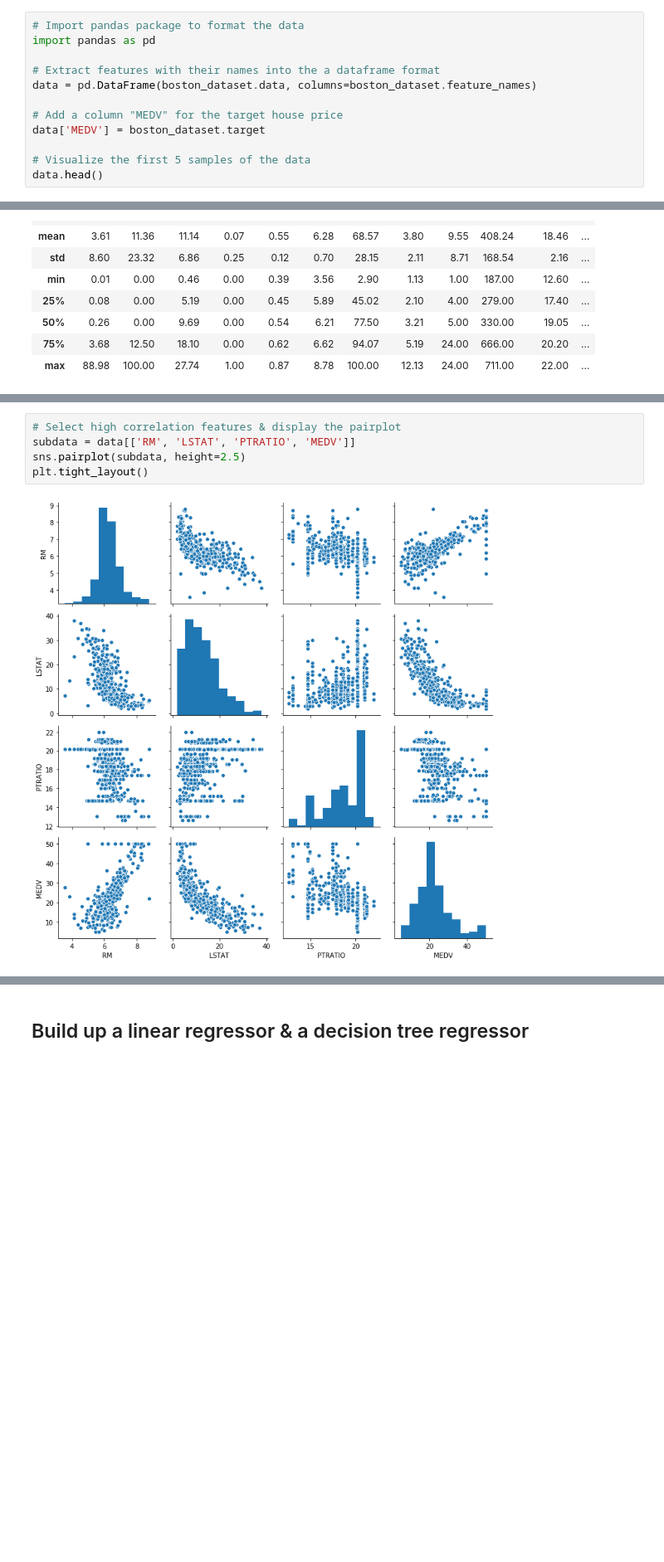
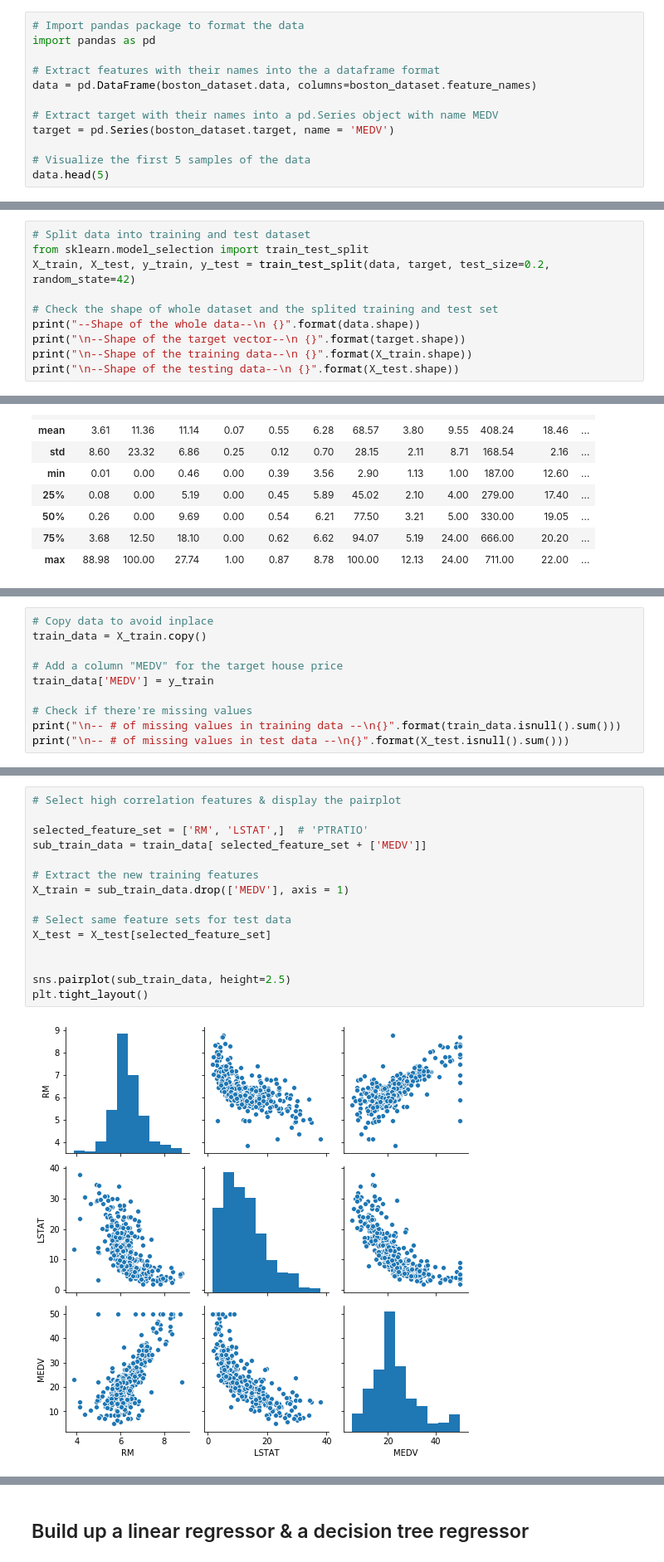
Before and after one commit to datamllab/automl-in-action-notebooks, a Jupyter notebook: 2.1-House-Price-Prediction.ipynb, the cells around one changed output, grey strips where cells are left out. Shown at 83% size. Drawn from its saved outputs; the diff is of its cells as text; blank space fills up the shorter version.

```diff
--- a/2.1-House-Price-Prediction.ipynb
+++ b/2.1-House-Price-Prediction.ipynb
@@ -13,11 +18,11 @@ import pandas as pd
 # Extract features with their names into the a dataframe format
 data = pd.DataFrame(boston_dataset.data, columns=boston_dataset.feature_names)
 
-# Add a column "MEDV" for the target house price
-data['MEDV'] = boston_dataset.target
+# Extract target with their names into a pd.Series object with name MEDV
+target = pd.Series(boston_dataset.target, name = 'MEDV')
 
 # Visualize the first 5 samples of the data
-data.head()
+data.head(5)
 # %% [output]
 |  | CRIM | ZN | INDUS | CHAS | NOX | RM | AGE | DIS | RAD | TAX | PTRATIO | ... |
 | 0 | 0.01 | 18.00 | 2.31 | 0.00 | 0.54 | 6.58 | 65.20 | 4.09 | 1.00 | 296.00 | 15.30 | ... |
@@ -27,0 +48,10 @@ data.head()
+# %%
+# Split data into training and test dataset
+from sklearn.model_selection import train_test_split
+X_train, X_test, y_train, y_test = train_test_split(data, target, test_size=0.2, random_state=42)
+
+# Check the shape of whole dataset and the splited training and test set
+print("--Shape of the whole data--\n {}".format(data.shape))
+print("\n--Shape of the target vector--\n {}".format(target.shape))
+print("\n--Shape of the training data--\n {}".format(X_train.shape))
+print("\n--Shape of the testing data--\n {}".format(X_test.shape))
@@ -91,0 +153,10 @@ data.describe()
+# %%
+# Copy data to avoid inplace
+train_data = X_train.copy()
+
+# Add a column "MEDV" for the target house price
+train_data['MEDV'] = y_train
+
+# Check if there're missing values
+print("\n-- # of missing values in training data --\n{}".format(train_data.isnull().sum()))
+print("\n-- # of missing values in test data --\n{}".format(X_test.isnull().sum()))
@@ -113,7 +201,17 @@ sns.heatmap(data=correlation_matrix, square= True, annot=True, cmap='Blues') #
 # %%
 # Select high correlation features & display the pairplot
-subdata = data[['RM', 'LSTAT', 'PTRATIO', 'MEDV']]
-sns.pairplot(subdata, height=2.5)
+
+selected_feature_set = ['RM', 'LSTAT',]  # 'PTRATIO'
+sub_train_data = train_data[ selected_feature_set + ['MEDV']]
+
+# Extract the new training features
+X_train = sub_train_data.drop(['MEDV'], axis = 1)
+
+# Select same feature sets for test data
+X_test = X_test[selected_feature_set]
+
+
+sns.pairplot(sub_train_data, height=2.5)
 plt.tight_layout()
 # %% [output]
-[figure, old version]
+[figure, new version]
```
Also changed, not shown: parts of 31 cells of this notebook, 2 other files.
